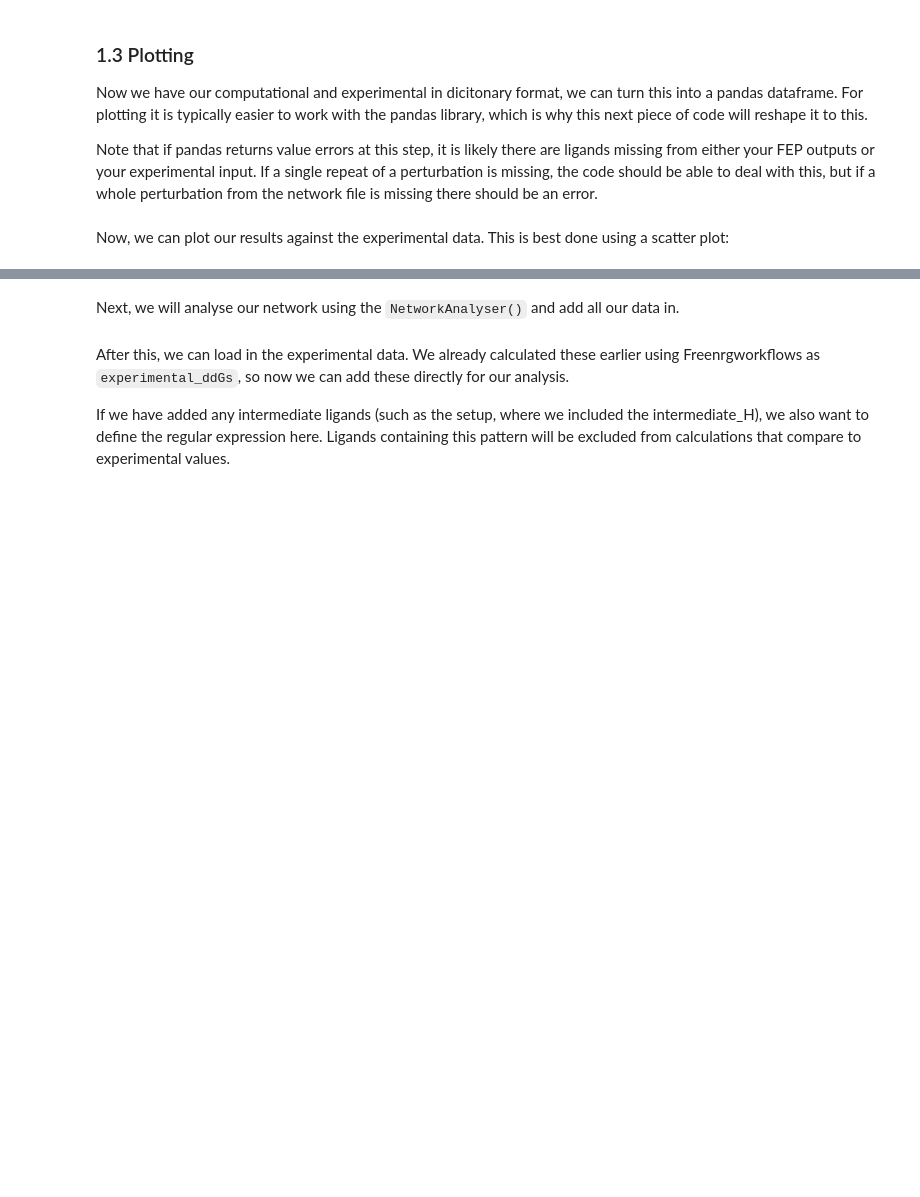
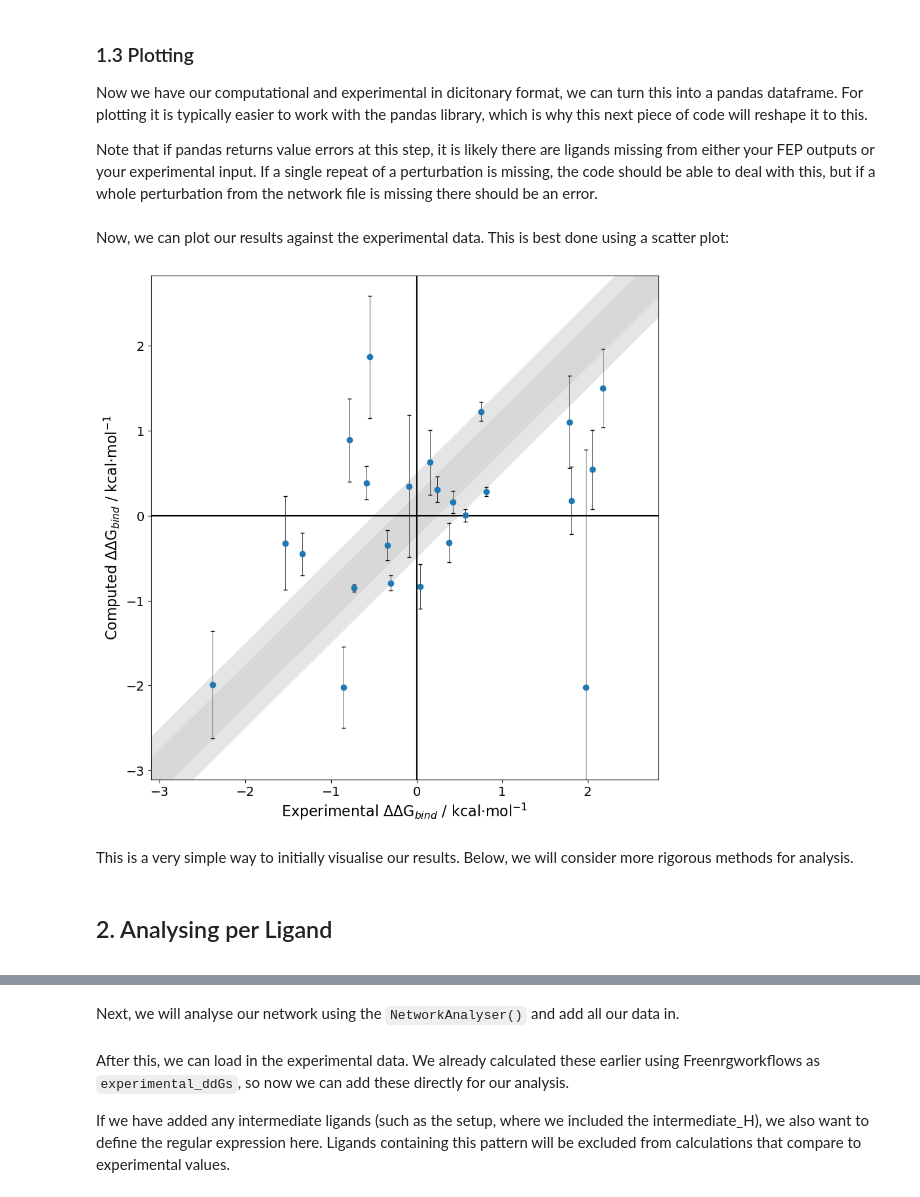
Before and after one commit to michellab/BioSimSpaceTutorials, a Jupyter notebook: 04_fep/02_RBFE/02_analysis_rbfe.ipynb, the cells around one changed output, grey strips where cells are left out. Cells and saved outputs as stored; diff of their text form; code cells hidden in the pictures; blank space fills up the shorter version.

Commit message:
initial cinnabar analyis changes

```diff
--- a/04_fep/02_RBFE/02_analysis_rbfe.ipynb
+++ b/04_fep/02_RBFE/02_analysis_rbfe.ipynb
@@ -240,0 +246,21 @@ We are going to turn the `experimental_DDGs`, which is a list of dictionaries, i
+# %%
+# create a dictionary for the experimental values
+exper_val_dict = {}
+
+# set the temperature in Kelvin
+temp = 300
+
+with open(exp_filepath, "r") as exp_file:
+    for line in exp_file:
+        lig = line.split(",")[0]
+        if lig != "lig":
+            exp_val = line.split(",")[1].strip()
+        if exp_val != "value":
+            exp_val = float(exp_val)
+             # gas constant in kcal per Kelvin per mol, exp val converted into M
+            exp_kcal = 0.0019872041*temp*np.log(exp_val/(10^9))
+        err = line.split(",")[2].strip()
+        if err != "error":
+            err = float(err)
+            err_kcal = abs((err/exp_val) * exp_kcal) # TODO CHECK THIS
+            exper_val_dict.update({lig:(exp_kcal, err_kcal)})
@@ -300,8 +333,8 @@ fig, ax = plt.subplots(figsize=(10,10))
 # get these based on which column the data is in.
 x = freenrg_df_pert["freenrg_exp"]
 y = freenrg_df_pert["freenrg_fep"]
-y_er = freenrg_df_pert["err_exp"]
 x_er = freenrg_df_pert["err_exp"]
+y_er = freenrg_df_pert["err_fep"]
 
 # plotting the scatterplot
 scatterplot = [plt.scatter(x, y, zorder=10)]
@@ -336,30 +369,37 @@ plt.fill_between(
                 zorder=-10,
                 color="grey",
                 alpha=0.2)
 # lower bound:
 plt.fill_between(
                 x=[-100, 100],
                 y2=[-100.25,99.75],
                 y1=[-100.5, 99.5],
                 lw=0,
                 zorder=-10,
                 color="grey",
                 alpha=0.2)
 
 # get the bounds. This can be done with min/max or simply by hand.
 all_freenrg_values = np.concatenate([freenrg_df_pert["freenrg_exp"].values,freenrg_df_pert["freenrg_fep"].values])
 min_lim = min(all_freenrg_values)
 max_lim = max(all_freenrg_values)
 
 # for a scatterplot we want the axis ranges to be the same.
 plt.xlim(min_lim*1.3, max_lim*1.3)
 plt.ylim(min_lim*1.3, max_lim*1.3)
 
 plt.axhline(color="black", zorder=1)
 plt.axvline(color="black", zorder=1)
 
 plt.ylabel("Computed $\Delta\Delta$G$_{bind}$ / kcal$\cdot$mol$^{-1}$")
 plt.xlabel("Experimental $\Delta\Delta$G$_{bind}$ / kcal$\cdot$mol$^{-1}$")
 
 plt.savefig("analysis/fep_vs_exp_scatterplot.png", dpi=300)
 plt.show()
+# %% [output]
+[figure, added]
+# %% [markdown]
+This is a very simple way to initially visualise our results. Below, we will consider more rigorous methods for analysis.
+# %% [markdown]
+## 2. Analysing per Ligand
+<a id="lig"></a>
```
Also changed, not shown: parts of 20 cells of this notebook, 1 other file.
